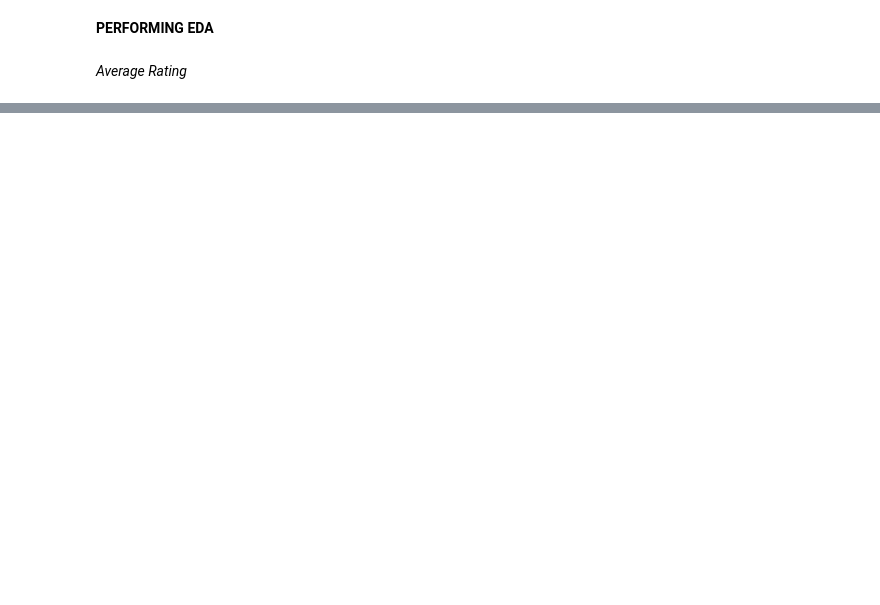
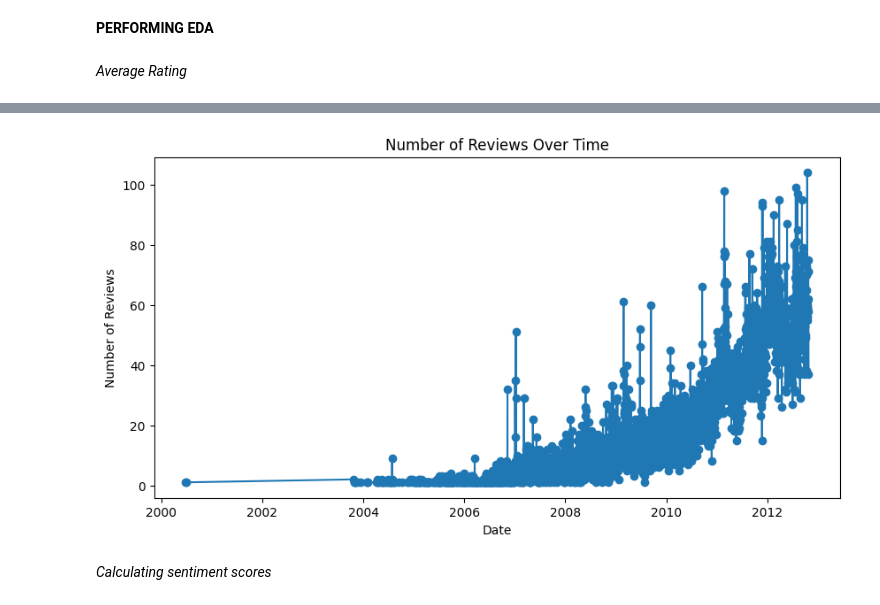
Before and after one commit to NityaVerma19/Product-Review-Analysis, a Jupyter notebook: data_cleaning.ipynb, the cells around one changed output, grey strips where cells are left out. Drawn from its saved outputs; the diff is of its cells as text; code cells hidden in the pictures; blank space fills up the shorter version.

```diff
--- a/data_cleaning.ipynb
+++ b/data_cleaning.ipynb
@@ -532,0 +538,3 @@ df['Score'].mean()
+# %%
+df['Time'] = pd.to_datetime(df['Time'])
+df.set_index('Time', inplace=True)
@@ -532,0 +552,5 @@ df['Score'].mean()
+# %%
+df['date'] = df.index.date   #extracting the date from the timestamp
+# %%
+review_counts = df['date'].value_counts().sort_index()  # count of reviews for each unique date in chronological order.
+review_counts
@@ -532,0 +570,11 @@ df['Score'].mean()
+# %%
+plt.figure(figsize=(10, 5))
+plt.plot(review_counts.index, review_counts.values, marker='o')
+plt.title('Number of Reviews Over Time')
+plt.xlabel('Date')
+plt.ylabel('Number of Reviews')
+plt.show()
+# %% [output]
+[figure, added]
+# %% [markdown]
+*Calculating sentiment scores*
```
Also changed, not shown: parts of 35 cells of this notebook.
